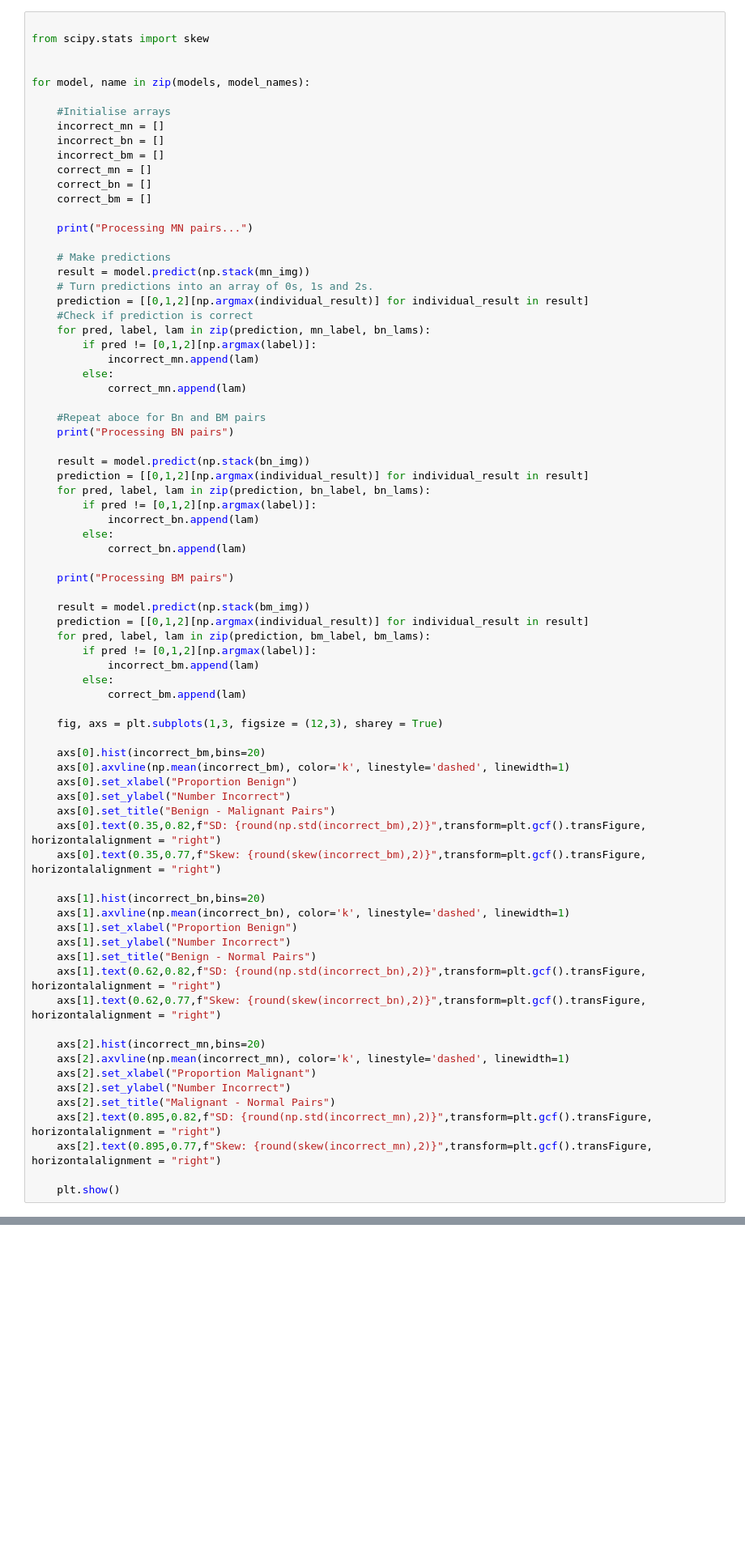
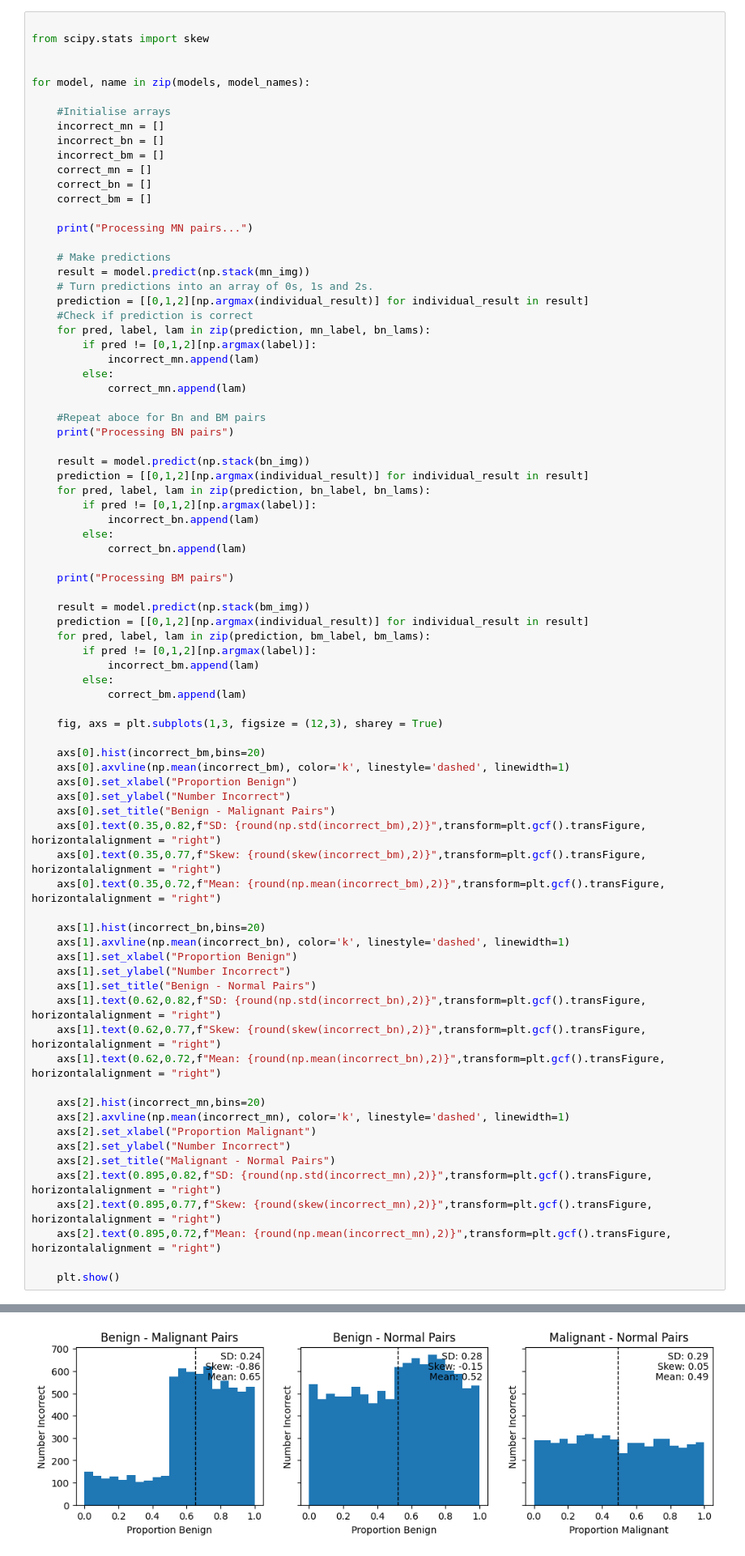
Before and after one commit to willpoulett/MUBA_pipeline, a Jupyter notebook: eval.ipynb, the cells around one changed output, grey strips where cells are left out. Shown at 81% size. Saved outputs shown, nothing was run; the diff lists cells and outputs as text; blank space fills up the shorter version.

```diff
--- a/eval.ipynb
+++ b/eval.ipynb
@@ -386,6 +386,7 @@ for model, name in zip(models, model_names):
     axs[0].set_title("Benign - Malignant Pairs")
     axs[0].text(0.35,0.82,f"SD: {round(np.std(incorrect_bm),2)}",transform=plt.gcf().transFigure, horizontalalignment = "right")
     axs[0].text(0.35,0.77,f"Skew: {round(skew(incorrect_bm),2)}",transform=plt.gcf().transFigure, horizontalalignment = "right")
+    axs[0].text(0.35,0.72,f"Mean: {round(np.mean(incorrect_bm),2)}",transform=plt.gcf().transFigure, horizontalalignment = "right")
 
     axs[1].hist(incorrect_bn,bins=20)
     axs[1].axvline(np.mean(incorrect_bn), color='k', linestyle='dashed', linewidth=1)
@@ -394,6 +395,7 @@ for model, name in zip(models, model_names):
     axs[1].set_title("Benign - Normal Pairs")
     axs[1].text(0.62,0.82,f"SD: {round(np.std(incorrect_bn),2)}",transform=plt.gcf().transFigure, horizontalalignment = "right")
     axs[1].text(0.62,0.77,f"Skew: {round(skew(incorrect_bn),2)}",transform=plt.gcf().transFigure, horizontalalignment = "right")
+    axs[1].text(0.62,0.72,f"Mean: {round(np.mean(incorrect_bn),2)}",transform=plt.gcf().transFigure, horizontalalignment = "right")
 
     axs[2].hist(incorrect_mn,bins=20)
     axs[2].axvline(np.mean(incorrect_mn), color='k', linestyle='dashed', linewidth=1)
@@ -402,6 +404,7 @@ for model, name in zip(models, model_names):
     axs[2].set_title("Malignant - Normal Pairs")
     axs[2].text(0.895,0.82,f"SD: {round(np.std(incorrect_mn),2)}",transform=plt.gcf().transFigure, horizontalalignment = "right")
     axs[2].text(0.895,0.77,f"Skew: {round(skew(incorrect_mn),2)}",transform=plt.gcf().transFigure, horizontalalignment = "right")
+    axs[2].text(0.895,0.72,f"Mean: {round(np.mean(incorrect_mn),2)}",transform=plt.gcf().transFigure, horizontalalignment = "right")
 
     plt.show()
 # %% [output]
@@ -408,0 +417 @@ Processing MN pairs...
+[figure, added]
```
Also changed, not shown: parts of 6 cells of this notebook, 1 other file.
